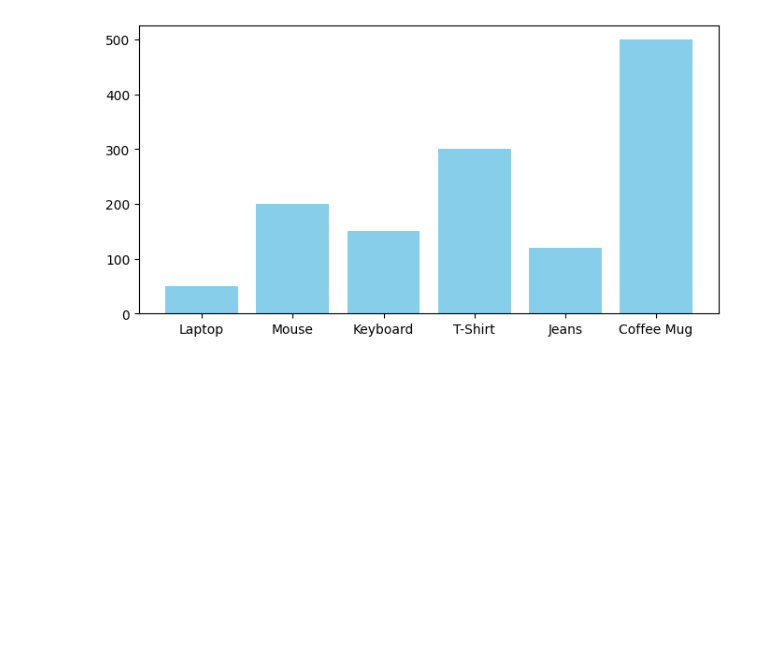
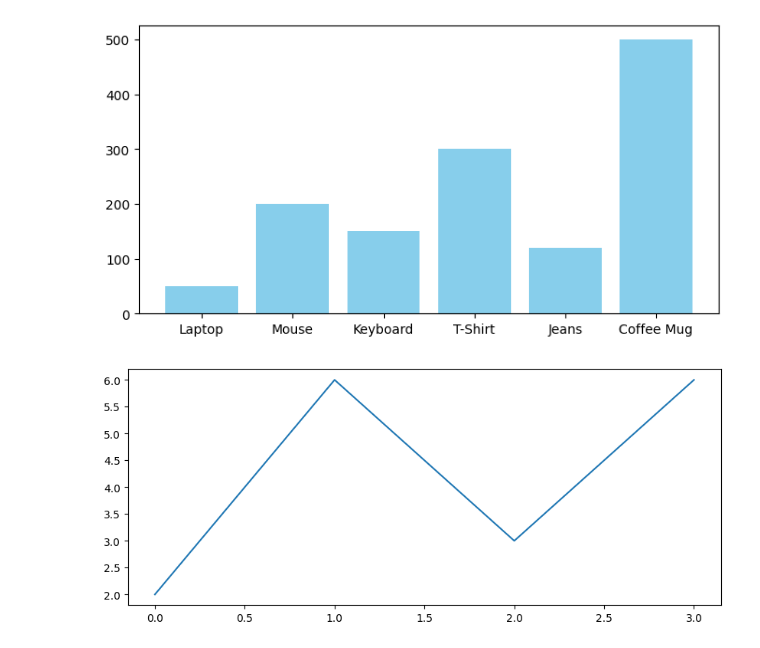
Before and after one commit to sthasarita/Matplotlib_Seaborn, a Jupyter notebook: practice.ipynb, the cells around one changed output. Saved outputs shown, nothing was run; the diff lists cells and outputs as text; code cells hidden in the pictures; blank space fills up the shorter version.

```diff
--- a/practice.ipynb
+++ b/practice.ipynb
@@ -186,0 +189,7 @@ plt.show()
+# %%
+y_axis = [2,6,3,6 ]
+plt.figure(figsize = (10,4))
+plt.plot(y_axis)
+plt.show()
+# %% [output]
+[figure, added]
```
Also changed, not shown: parts of 60 cells of this notebook, 2 other files.
